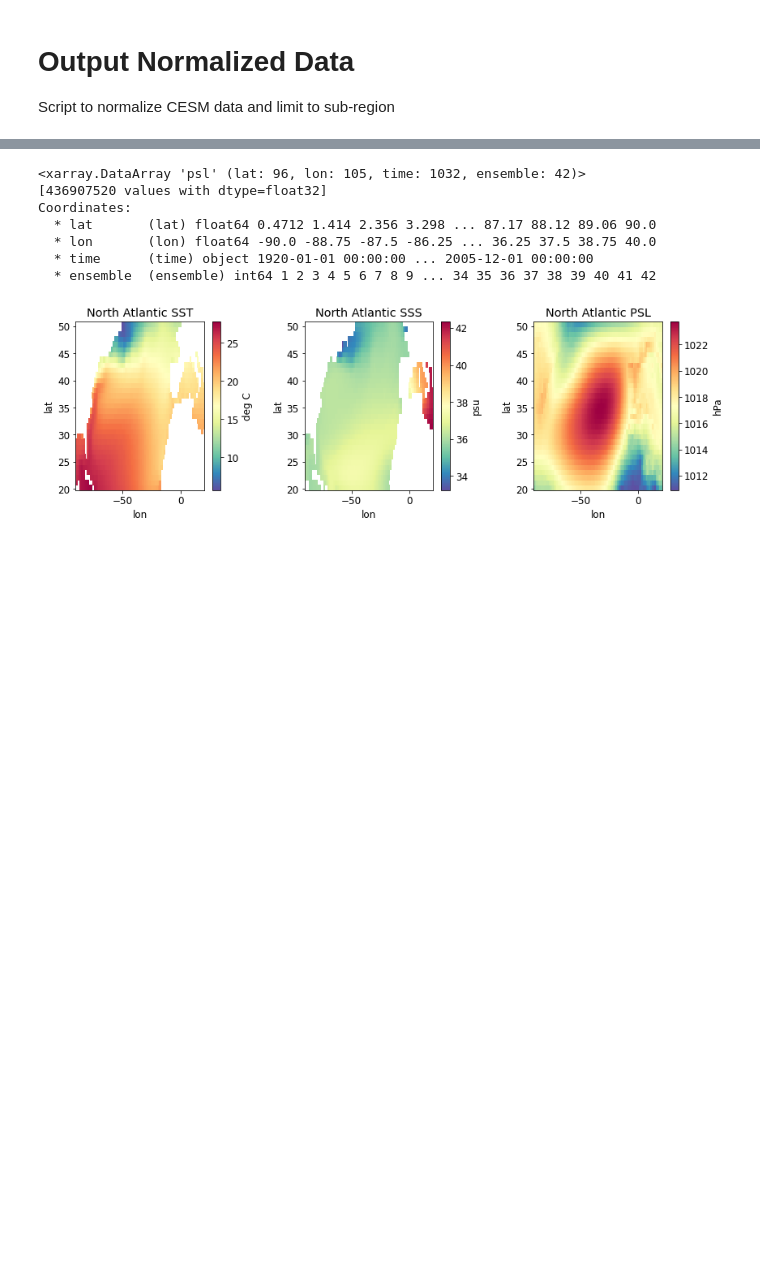
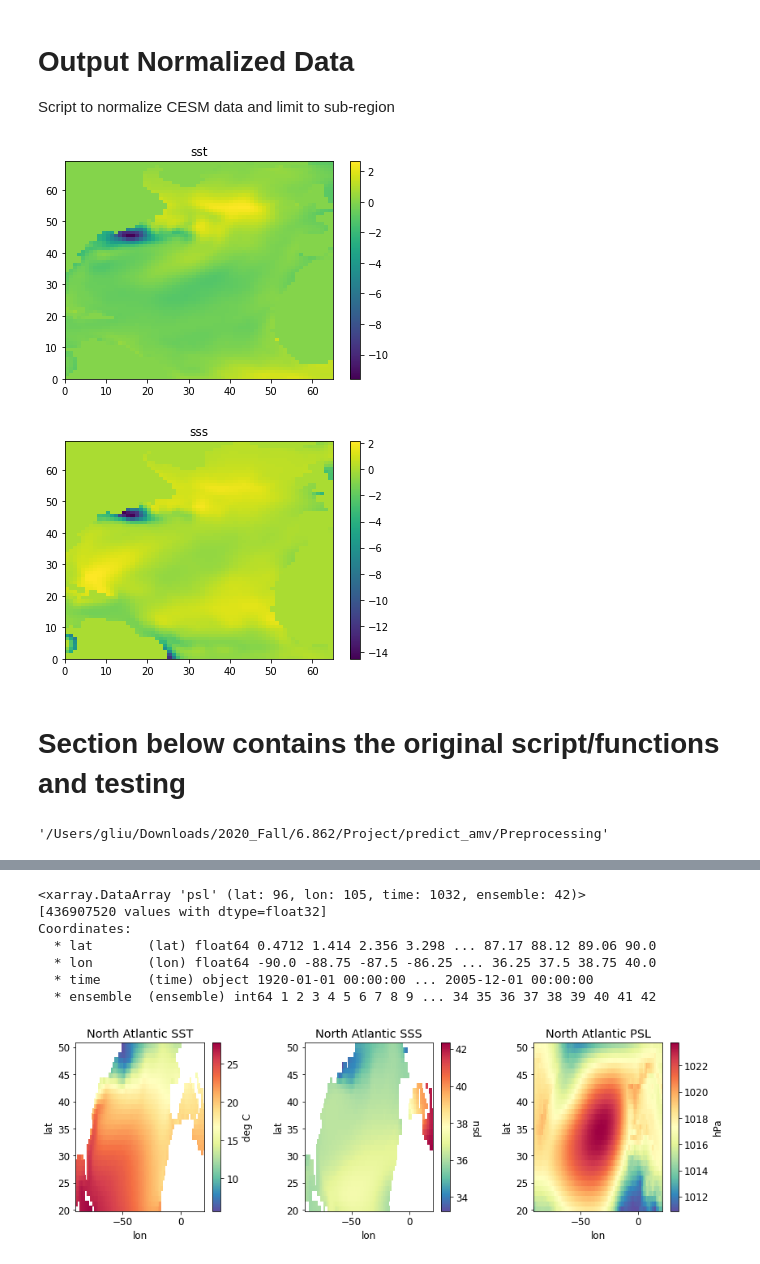
Before and after one commit to glennliu265/predict_amv, a Jupyter notebook: Preprocessing/output_normalized_data.ipynb, the cells around one changed output, grey strips where cells are left out. Saved outputs shown, nothing was run; the diff lists cells and outputs as text; code cells hidden in the pictures; blank space fills up the shorter version.

Commit message:
Rewrote preprocessing script into function
Rewrote preprocessing script into function.
Added deseason function to amvmod

```diff
--- a/Preprocessing/output_normalized_data.ipynb
+++ b/Preprocessing/output_normalized_data.ipynb
@@ -68,3 +183,25 @@ def deseason_detrend(ds):
+# %%
+# Loop for each variable
+for v in tqdm(range(len(variables))):
+
+    vname = variables[v]
+
+    vproc = preprocess(vname,resolution,bbox,month_id)
+
+    if debug:
+        plt.pcolormesh(vproc[0,0,:,:]),plt.colorbar(),plt.title(vname),plt.show()
+
+    np.save("../../CESM_data/CESM_%s_normalized_lat_weighted_%s_%s.npy"%(vname,resolution,region),vproc)
+# %% [output]
+[figure, added]
+[figure, added]
+# %% [markdown]
+# Section below contains the original script/functions and testing
+# %%
+import os
+os.getcwd()
+# %% [output]
+'/Users/gliu/Downloads/2020_Fall/6.862/Project/predict_amv/Preprocessing'
 # %%
 # Loop to process data
 
```
Also changed, not shown: parts of 11 cells of this notebook, 1 other file.
